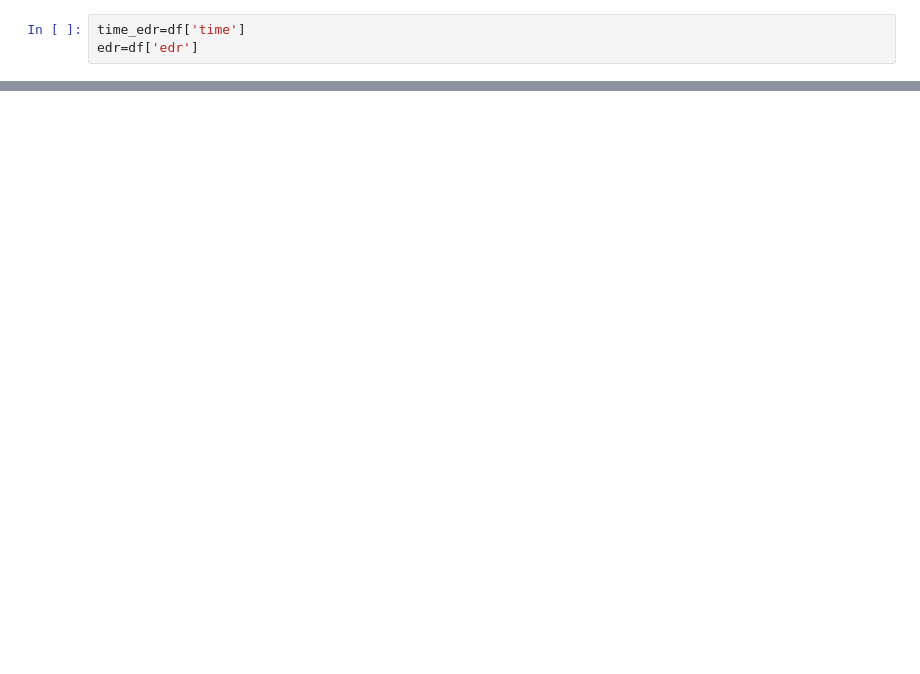
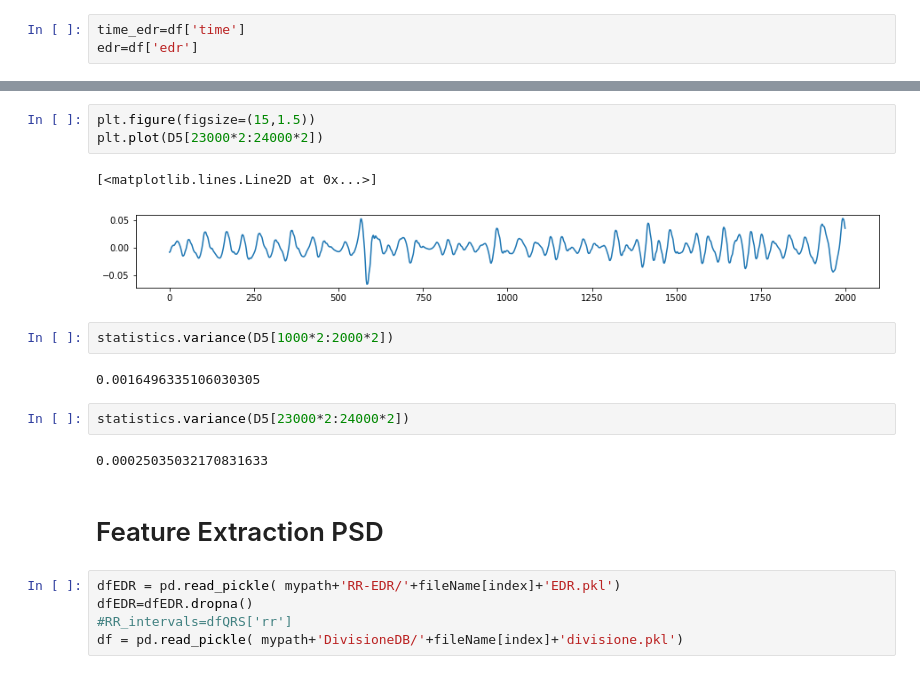
Before and after one commit to saralocatelli94/TesiMagistrale, a Jupyter notebook: SleepApnea_ECG/EDR_analysis.ipynb, the cells around one changed output, grey strips where cells are left out. Drawn from its saved outputs; the diff is of its cells as text; blank space fills up the shorter version.

```diff
--- a/SleepApnea_ECG/EDR_analysis.ipynb
+++ b/SleepApnea_ECG/EDR_analysis.ipynb
@@ -134,0 +193,21 @@ statistics.variance(D3[20000*4:210000*4])
+# %%
+plt.figure(figsize=(15,1.5))
+plt.plot(D5[23000*2:24000*2])
+# %% [output]
+[<matplotlib.lines.Line2D at 0x...>]
+[figure, added]
+# %%
+statistics.variance(D5[1000*2:2000*2])
+# %% [output]
+0.0016496335106030305
+# %%
+statistics.variance(D5[23000*2:24000*2])
+# %% [output]
+0.00025035032170831633
+# %% [markdown]
+# Feature Extraction PSD
+# %%
+dfEDR = pd.read_pickle( mypath+'RR-EDR/'+fileName[index]+'EDR.pkl')
+dfEDR=dfEDR.dropna()
+#RR_intervals=dfQRS['rr']
+df = pd.read_pickle( mypath+'DivisioneDB/'+fileName[index]+'divisione.pkl')
```
Also changed, not shown: parts of 29 cells of this notebook, 1 other file.
